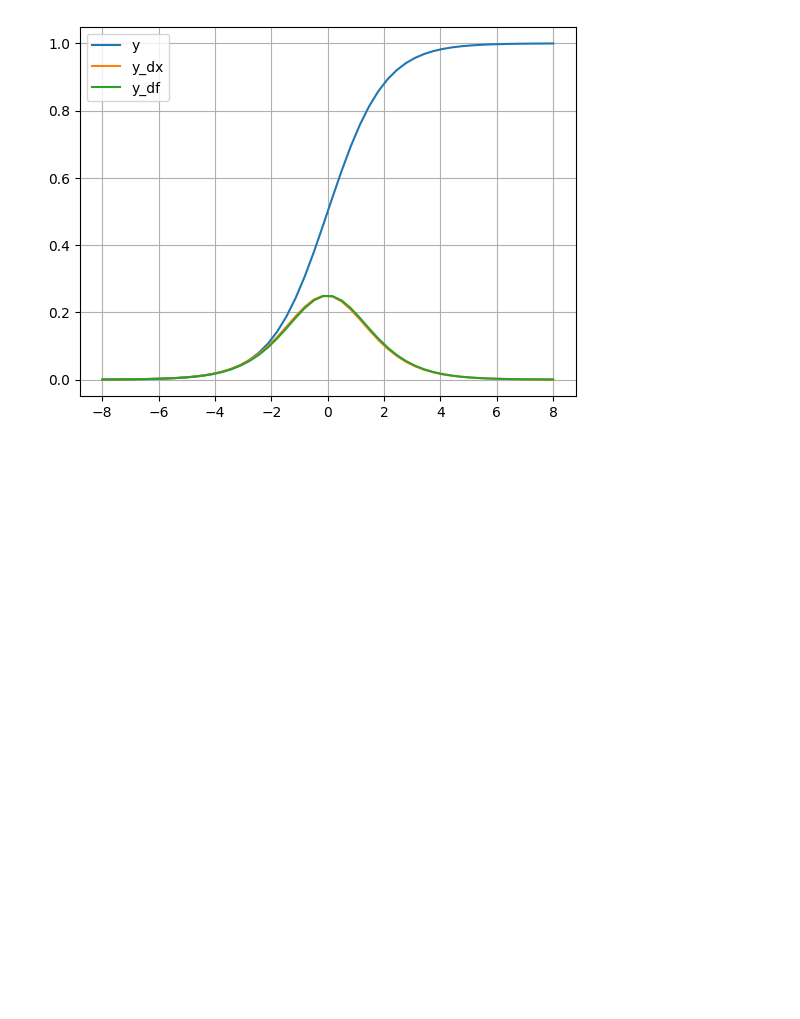
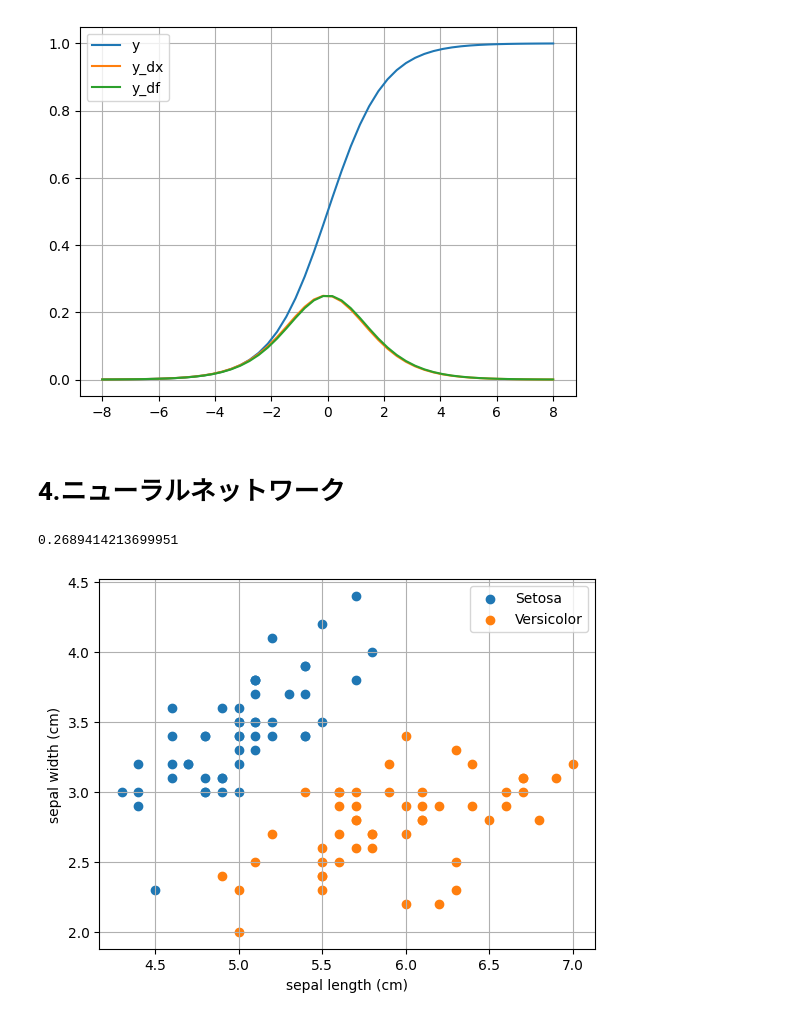
Before and after one commit to sasaokaM/Colab, a Jupyter notebook: みんなのAI講座.ipynb, the cells around one changed output. Saved outputs shown, nothing was run; the diff lists cells and outputs as text; code cells hidden in the pictures; blank space fills up the shorter version.

Commit message:
ニューラルネットワーク 完了

```diff
--- a/みんなのAI講座.ipynb
+++ b/みんなのAI講座.ipynb
@@ -253,3 +253,83 @@ plt.grid()
 plt.show()
 # %% [output]
 [figure]
+# %% [markdown]
+# 4.ニューラルネットワーク
+# %%
+# 単一ニューロンの実装
+import numpy as np
+
+#----------- def -----------
+# 【シグモイド関数(活性化関数)】
+# 負の値:0に近づく, 正の値:1に近づく
+def sigmoid(x):
+  return 1 / (1 + np.exp(-x)) # [np.exp(-x)]:ネイピア数のべき乗
+
+#----------- class -----------
+# 【ニューロン】
+class Neuron:
+  def __init__(self):
+    self._inputSum = 0.0
+
+  def setInut(self, input):
+    self._inputSum += input
+
+  def getOutput(self):
+    result = sigmoid(self._inputSum)
+    return result
+
+# 【ニューラルネットワーク】
+class NeuralNetwork:
+  def __init__(self):
+    self.neuron = Neuron()
+    self.weight = [1.5, 0.75, -1.0] # 重み
+    self.bias = -1.0 # バイアス
+
+  def commit(self, inputList):
+    count = 0
+    for input in inputList:
+      self.neuron.setInut(input * self.weight[count])
+      count += 1
+
+    # バイアスを付与
+    self.neuron.setInut(self.bias)
+
+    result = self.neuron.getOutput()
+    return result
+
+#----------- ----- -----------
+
+inputList = [1.0, 2.0, 3.0]  # 入力値
+neuralNetwork = NeuralNetwork()
+
+print(neuralNetwork.commit(inputList))
+# %% [output]
+0.2689414213699951
+# %%
+# 外部データの導入
+# ある花の大きさ(長さと幅)の関係を表す散布図を描画
+# Iris dataset:3品種*50個の花のデータ -> [scikit-learn]からインポートする
+# [scikit-learn]:機械学習用のライブラリ
+import numpy as np
+import matplotlib.pyplot as plt
+from sklearn import datasets
+
+# データのインポート
+irisData = datasets.load_iris().data
+
+# データの抜き出し
+setosaData = irisData[:50]  # Setosa: Iris datasetの1～50番目のデータ
+versiData = irisData[50:100]  # Versicolor: Iris datasetの50～100番目のデータ
+
+# 散布図の描画
+plt.scatter(setosaData[:, 0], setosaData[:, 1], label="Setosa")
+plt.scatter(versiData[:, 0], versiData[:, 1], label="Versicolor")
+
+plt.xlabel("sepal length (cm)")
+plt.ylabel("sepal width (cm)")
+
+plt.legend()
+plt.grid()
+plt.show()
+# %% [output]
+[figure, added]
```
Also changed, not shown: parts of 15 cells of this notebook.
